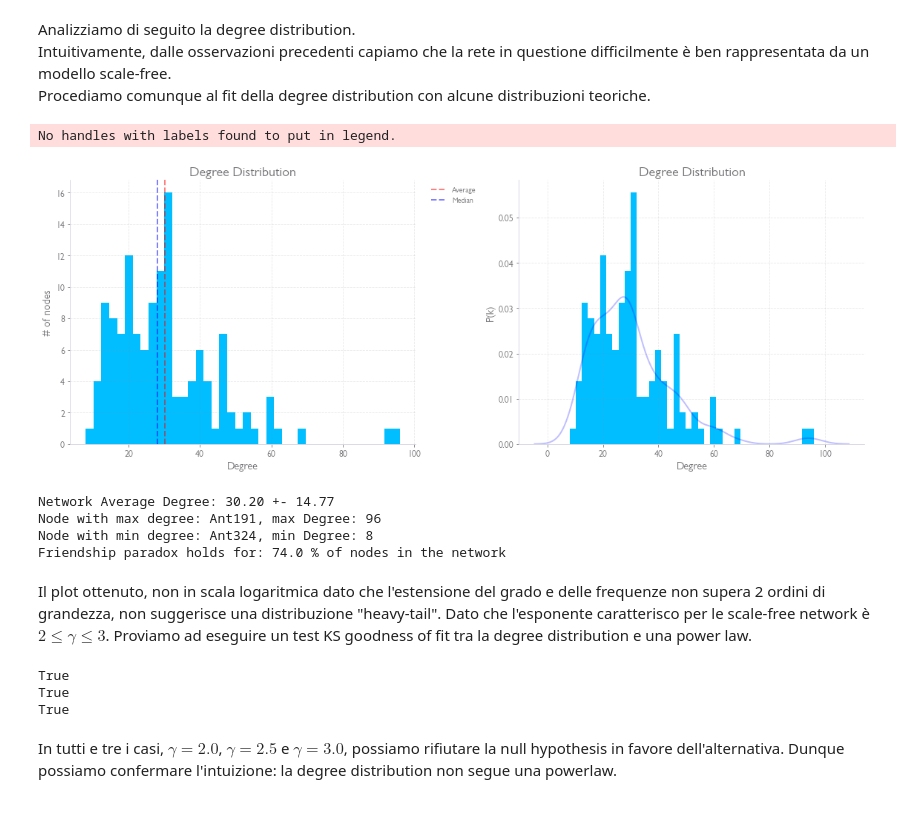
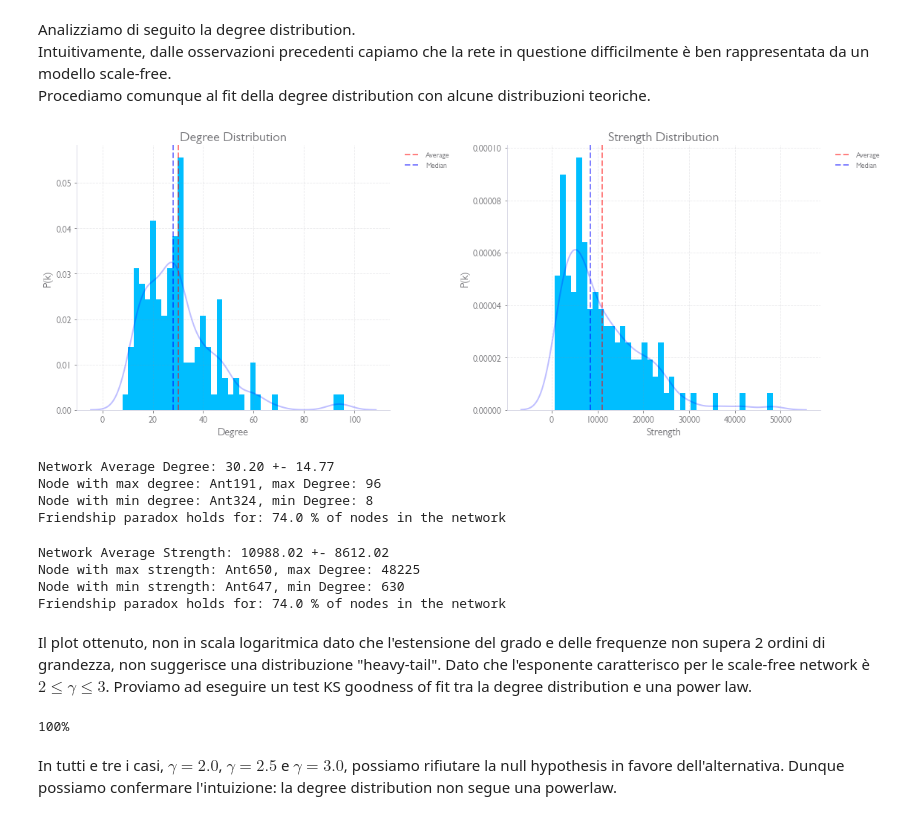
Before and after one commit to PRFina/AVRC-Ants-Colony-Complex-Network, a Jupyter notebook: Esame_AVRC.ipynb, the cells around one changed output. Cells and saved outputs as stored; diff of their text form; code cells hidden in the pictures.

```diff
--- a/Esame_AVRC.ipynb
+++ b/Esame_AVRC.ipynb
@@ -322,7 +322,7 @@ cut_densities = []
 # Lista reti ridotte (utilizzabili dopo)
 Gs_cut = []
 
-threshold =  network_data["threshold"]
+threshold =  network_data["cut_threshold"]
 for snapshot in Gs:
     densities.append(nxfunc.density(snapshot))
     # Riduzione del numero di archi
@@ -336,10 +336,10 @@ cut_densities = np.array(cut_densities)
 fig, axes = plt.subplots(1,2,figsize=(16,5))
 plot_densities(densities, cut_densities, axes[0])
 
-axes[1].hist([densities, cut_densities], bins=20, range=(0.,1.), label=['before', 'after'])
-axes[1].set(xlabel="Density", ylabel="# Days", title="Density Distribution")
+#axes[1].hist([densities, cut_densities], bins=20, range=(0.,1.), label=['before', 'after'])
+#axes[1].set(xlabel="Density", ylabel="# Days", title="Density Distribution")
 
-dviz.add_legend(fig,axes, on_fig=True)
+dviz.add_legend(fig,axes)
 
 print(f"Avg density over time: {densities.mean():0.2f}+-{densities.std():0.2f}")
 
@@ -461,6 +480,6 @@ for ax, time in zip(axes.ravel(), times):
     ax.set_title(f"day {time+1}")
 
 
-figures['temporal_cut_snapshots'] = fig
+figures['temporal_sparsified_snapshots'] = fig
 # %% [output]
 [figure]
@@ -496,11 +525,18 @@ Analizziamo di seguito la degree distribution.<br>
 Intuitivamente, dalle osservazioni precedenti capiamo che la rete in questione difficilmente è ben rappresentata da un modello scale-free.<br>
 Procediamo comunque al fit della degree distribution con alcune distribuzioni teoriche.
 # %%
-def plot_degree_distribution(graph,ax, n_bins=50, log_scale=(False, True), with_stats=False, density=False, *mpl_args, **mpl_kwargs):
-  degs = np.array([d for n,d in  graph.degree()]) # collect degree sequence
+def plot_degree_distribution(graph,ax, n_bins=50, log_scale=(False, True), strength_degree=False, with_stats=False, density=False, *mpl_args, **mpl_kwargs):
+  if strength_degree:
+    degs = np.array([d for n,d in  graph.degree(weight='weight')]) # collect strength degree sequence
+    ax.set_title("Strength Distribution")
+    dviz.set_axis(ax, "Strength", "# of nodes", log_scale)
+  else:
+    degs = np.array([d for n,d in  graph.degree()]) # collect degree sequence
+    ax.set_title("Degree Distribution")
+    dviz.set_axis(ax, "Degree", "# of nodes", log_scale)
 
-  ax.set_title("Degree Distribution")
-  dviz.set_axis(ax, "Degree", "# of nodes", log_scale)
+
+
   if density: # show normalized distribution and KDE
     freqs, bins, _= ax.hist(degs, bins=n_bins, density=True)
     sns.kdeplot(degs, ax = ax, bw_adjust=0.75, color='blue', alpha=0.25)
@@ -536,15 +572,14 @@ def friendship_paradox_percent(G):
 # %%
 import seaborn as sns
 
 fig, axes = plt.subplots(1,2, figsize=(16,6))
-k,f,stats  = plot_degree_distribution(G_network, axes[0], n_bins=40, log_scale=(False, False), with_stats=True)
-k,f = plot_degree_distribution(G_network, axes[1], n_bins=40, log_scale=(False, False), density=True)
+k,kf,stats  = plot_degree_distribution(G_network, axes[0], n_bins=40, log_scale=(False, False), with_stats=True, density=True)
+s,s, stats_weighted = plot_degree_distribution(G_network, axes[1], n_bins=40, strength_degree=True, log_scale=(False, False), density=True, with_stats=True)
 dviz.add_legend(fig, axes)
 
 figures['aggrgated_degree_distribution'] = fig
 # %% [output]
-No handles with labels found to put in legend.
-[figure, old version]
+[figure, new version]
 # %%
 fpp = friendship_paradox_percent(G_network)
 
@@ -557,19 +592,34 @@ Network Average Degree: 30.20 +- 14.77
 Node with max degree: Ant191, max Degree: 96
 Node with min degree: Ant324, min Degree: 8
 Friendship paradox holds for: 74.0 % of nodes in the network
+# %%
+fpp = friendship_paradox_percent(G_network)
+
+print(f"Network Average Strength: {stats_weighted['mean']:0.2f} +- {stats_weighted['std']:0.2f}")
+print(f"Node with max strength: {stats_weighted['max_node']}, max Degree: {stats_weighted['max']}")
+print(f"Node with min strength: {stats_weighted['min_node']}, min Degree: {stats_weighted['min']}")
+print(f"Friendship paradox holds for: {fpp:.1f} % of nodes in the network")
+# %% [output]
+Network Average Strength: 10988.02 +- 8612.02
+Node with max strength: Ant650, max Degree: 48225
+Node with min strength: Ant647, min Degree: 630
+Friendship paradox holds for: 74.0 % of nodes in the network
 # %% [markdown]
 Il plot ottenuto, non in scala logaritmica dato che l'estensione del grado e delle frequenze non supera 2 ordini di grandezza, non suggerisce una distribuzione "heavy-tail".
 Dato che l'esponente caratterisco per le scale-free network è $2\leq\gamma\leq3$. Proviamo ad eseguire un test KS goodness of fit tra la degree distribution e una power law.
 # %%
 degrees = [d for n,d in G_network.degree()]
 significance_level = 0.05
-for gamma in [2.0, 2.5, 3.0]:
+gammas = np.arange(2.0,3.0,0.1)
+null_rejections = []
+for gamma in gammas:
     stat, pvalue = scistats.kstest(degrees, scistats.powerlaw(a=gamma).cdf)
-    print(pvalue < significance_level)
+    null_rejections.append(pvalue < significance_level)
+
+success = np.array(null_rejections).sum() / len(null_rejections)
+print(f"{success:.0%}")
 # %% [output]
-True
-True
-True
+100%
 # %% [markdown]
 In tutti e tre i casi, $\gamma=2.0$, $\gamma=2.5$ e $\gamma=3.0$, possiamo rifiutare la null hypothesis in favore dell'alternativa. Dunque possiamo confermare l'intuizione: la degree distribution non segue una powerlaw.
 # %% [markdown]
```
Also changed, not shown: parts of 36 cells of this notebook.
